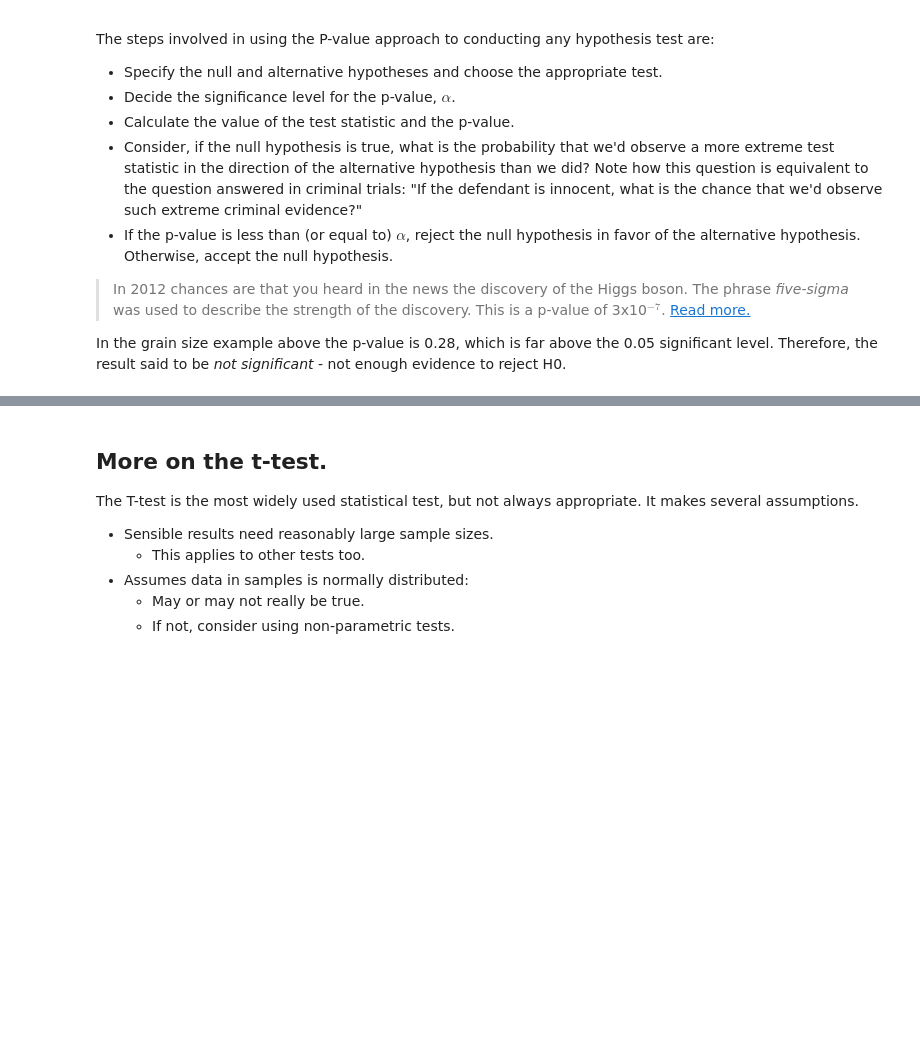
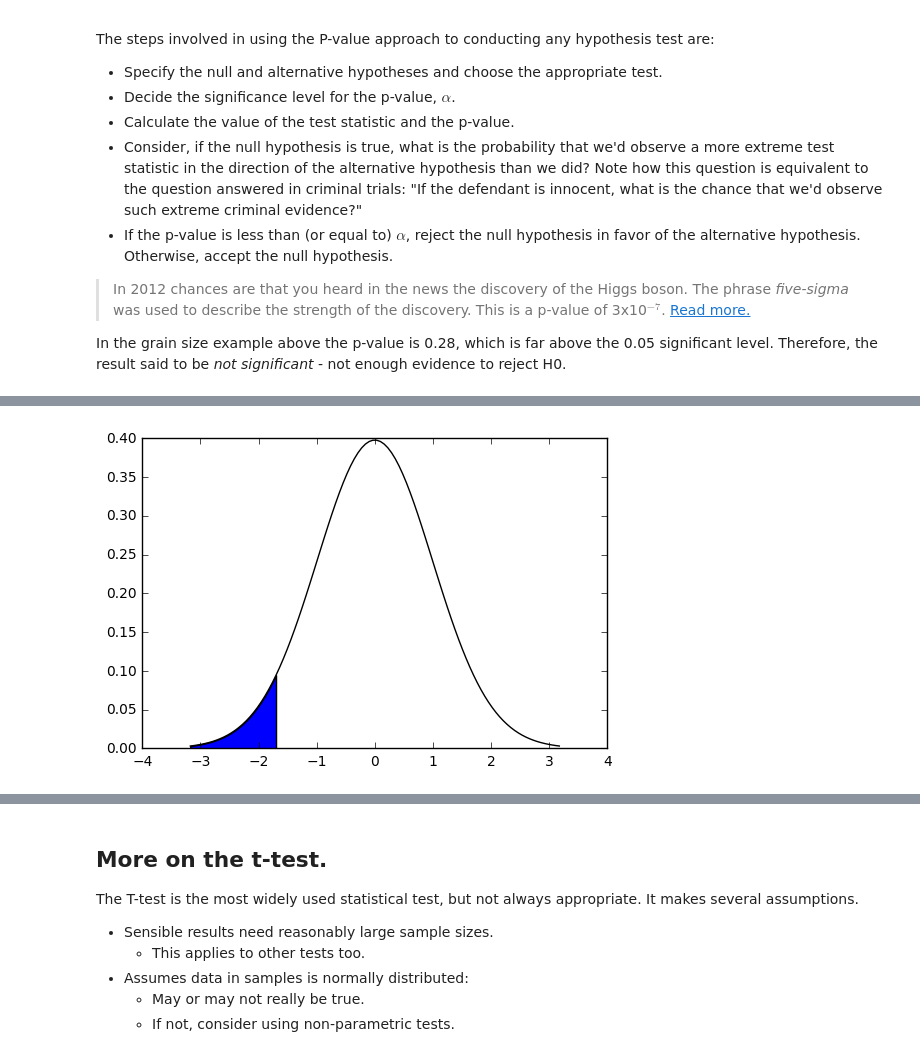
Before and after one commit to ggorman/Introduction-to-stats-for-geoscientists, a Jupyter notebook: notebooks/Lecture-7.ipynb, the cells around one changed output, grey strips where cells are left out. Drawn from its saved outputs; the diff is of its cells as text; code cells hidden in the pictures; blank space fills up the shorter version.

Commit message:
Minor updates to plots.

```diff
--- a/notebooks/Lecture-7.ipynb
+++ b/notebooks/Lecture-7.ipynb
@@ -67,0 +90,15 @@ In the grain size example above the p-value is 0.28, which is far above the 0.05
+# %%
+import numpy as np
+import matplotlib.pyplot as plt
+
+n = 100
+df = n-1
+x = np.linspace(stats.t.ppf(0.001, df), stats.t.ppf(0.999, df), n)
+p = stats.t.pdf(x, df)
+
+plt.plot(x, p, 'k')
+plt.fill_between(x, 0, p, interpolate=True,
+                 where=(x<=stats.t.ppf(0.05, df)))
+plt.show()
+# %% [output]
+[figure, added]
```
Also changed, not shown: parts of 10 cells of this notebook.
